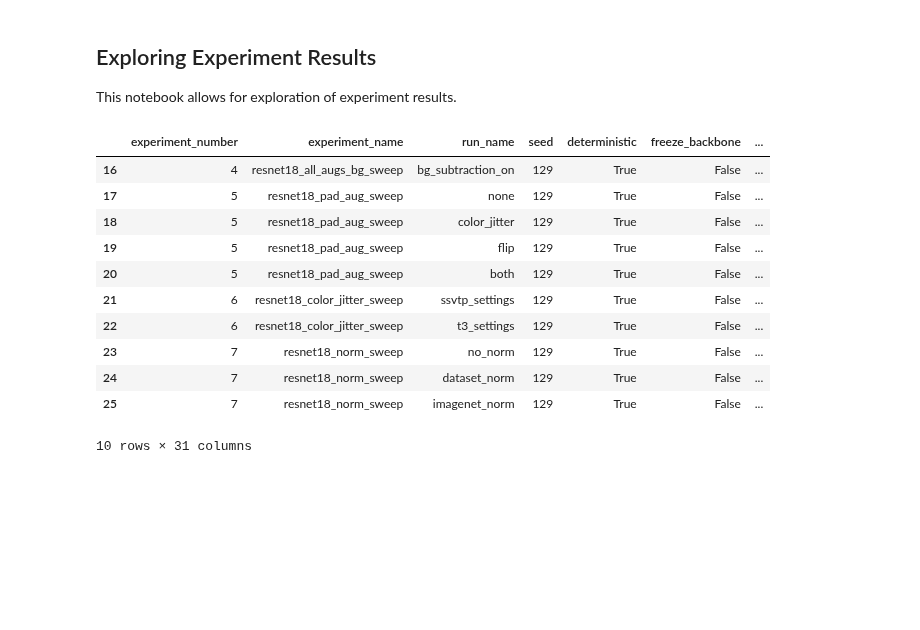
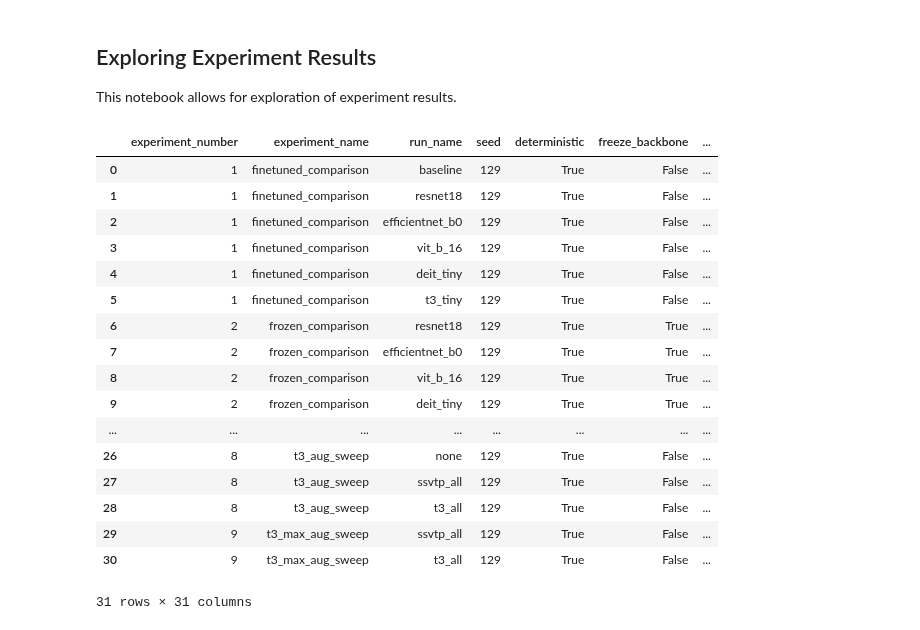
Before and after one commit to gemixin/touch-ex-results, a Jupyter notebook: notebooks/explore_experiments.ipynb, the cells around one changed output. Cells and saved outputs as stored; diff of their text form; code cells hidden in the pictures; blank space fills up the shorter version.

```diff
--- a/notebooks/explore_experiments.ipynb
+++ b/notebooks/explore_experiments.ipynb
@@ -154,20 +154,26 @@ def print_classification_report(df, experiment_number, row_number=0):
 # %%
 # Load the required experiment results from the Parquet file
 df = pd.read_parquet(EXPERIMENTS_DF_PATH)
-df.tail(10)
+df
 # %% [output]
 |  | experiment_number | experiment_name | run_name | seed | deterministic | freeze_backbone | ... |
-| 16 | 4 | resnet18_all_augs_bg_sweep | bg_subtraction_on | 129 | True | False | ... |
-| 17 | 5 | resnet18_pad_aug_sweep | none | 129 | True | False | ... |
-| 18 | 5 | resnet18_pad_aug_sweep | color_jitter | 129 | True | False | ... |
-| 19 | 5 | resnet18_pad_aug_sweep | flip | 129 | True | False | ... |
-| 20 | 5 | resnet18_pad_aug_sweep | both | 129 | True | False | ... |
-| 21 | 6 | resnet18_color_jitter_sweep | ssvtp_settings | 129 | True | False | ... |
-| 22 | 6 | resnet18_color_jitter_sweep | t3_settings | 129 | True | False | ... |
-| 23 | 7 | resnet18_norm_sweep | no_norm | 129 | True | False | ... |
-| 24 | 7 | resnet18_norm_sweep | dataset_norm | 129 | True | False | ... |
-| 25 | 7 | resnet18_norm_sweep | imagenet_norm | 129 | True | False | ... |
+| 0 | 1 | finetuned_comparison | baseline | 129 | True | False | ... |
+| 1 | 1 | finetuned_comparison | resnet18 | 129 | True | False | ... |
+| 2 | 1 | finetuned_comparison | efficientnet_b0 | 129 | True | False | ... |
+| 3 | 1 | finetuned_comparison | vit_b_16 | 129 | True | False | ... |
+| 4 | 1 | finetuned_comparison | deit_tiny | 129 | True | False | ... |
+| 5 | 1 | finetuned_comparison | t3_tiny | 129 | True | False | ... |
+| 6 | 2 | frozen_comparison | resnet18 | 129 | True | True | ... |
+| 7 | 2 | frozen_comparison | efficientnet_b0 | 129 | True | True | ... |
+| 8 | 2 | frozen_comparison | vit_b_16 | 129 | True | True | ... |
+| 9 | 2 | frozen_comparison | deit_tiny | 129 | True | True | ... |
+| ... | ... | ... | ... | ... | ... | ... | ... |
+| 26 | 8 | t3_aug_sweep | none | 129 | True | False | ... |
+| 27 | 8 | t3_aug_sweep | ssvtp_all | 129 | True | False | ... |
+| 28 | 8 | t3_aug_sweep | t3_all | 129 | True | False | ... |
+| 29 | 9 | t3_max_aug_sweep | ssvtp_all | 129 | True | False | ... |
+| 30 | 9 | t3_max_aug_sweep | t3_all | 129 | True | False | ... |
-10 rows × 31 columns
+31 rows × 31 columns
 # %%
 print_experiment_info(df, EXPERIMENT_NUMBER, ROW_NUMBER)
 # %% [output]
```
Also changed, not shown: parts of 3 cells of this notebook, 55 other files.
